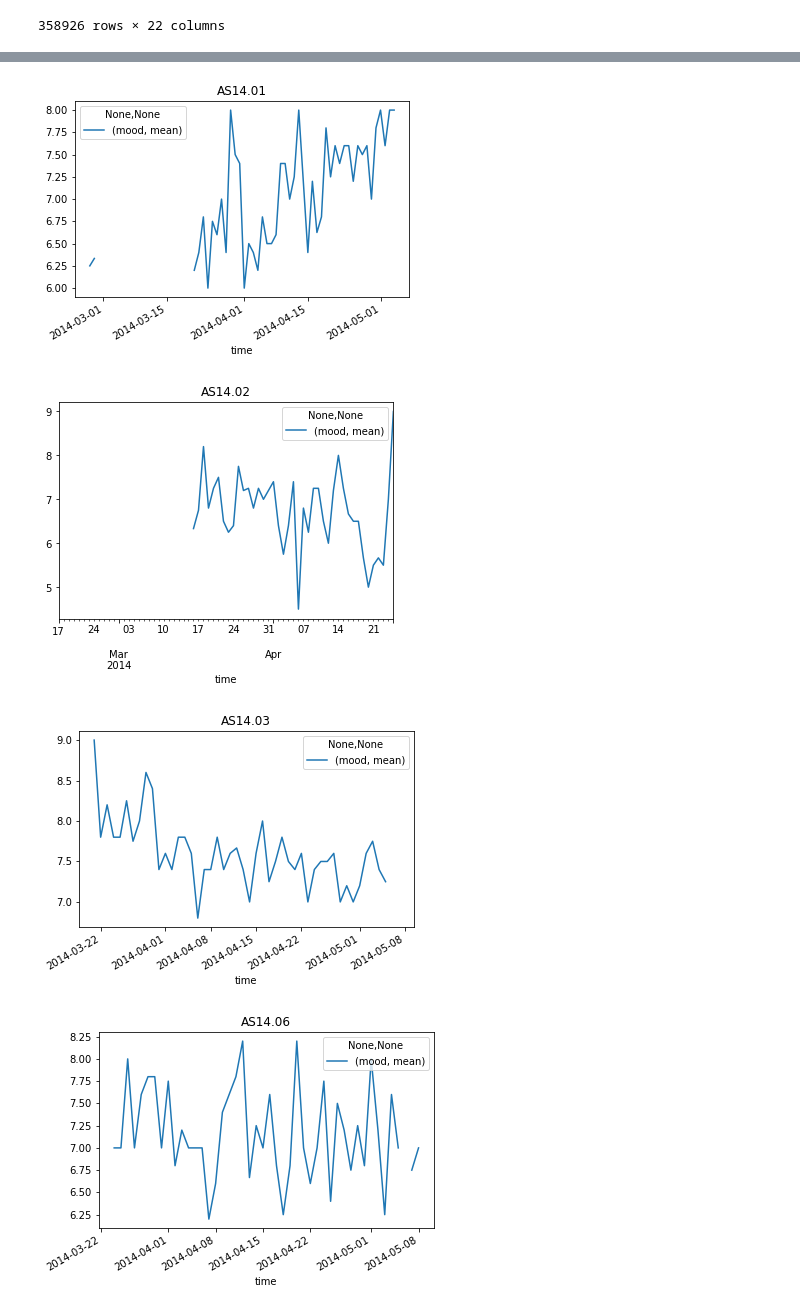
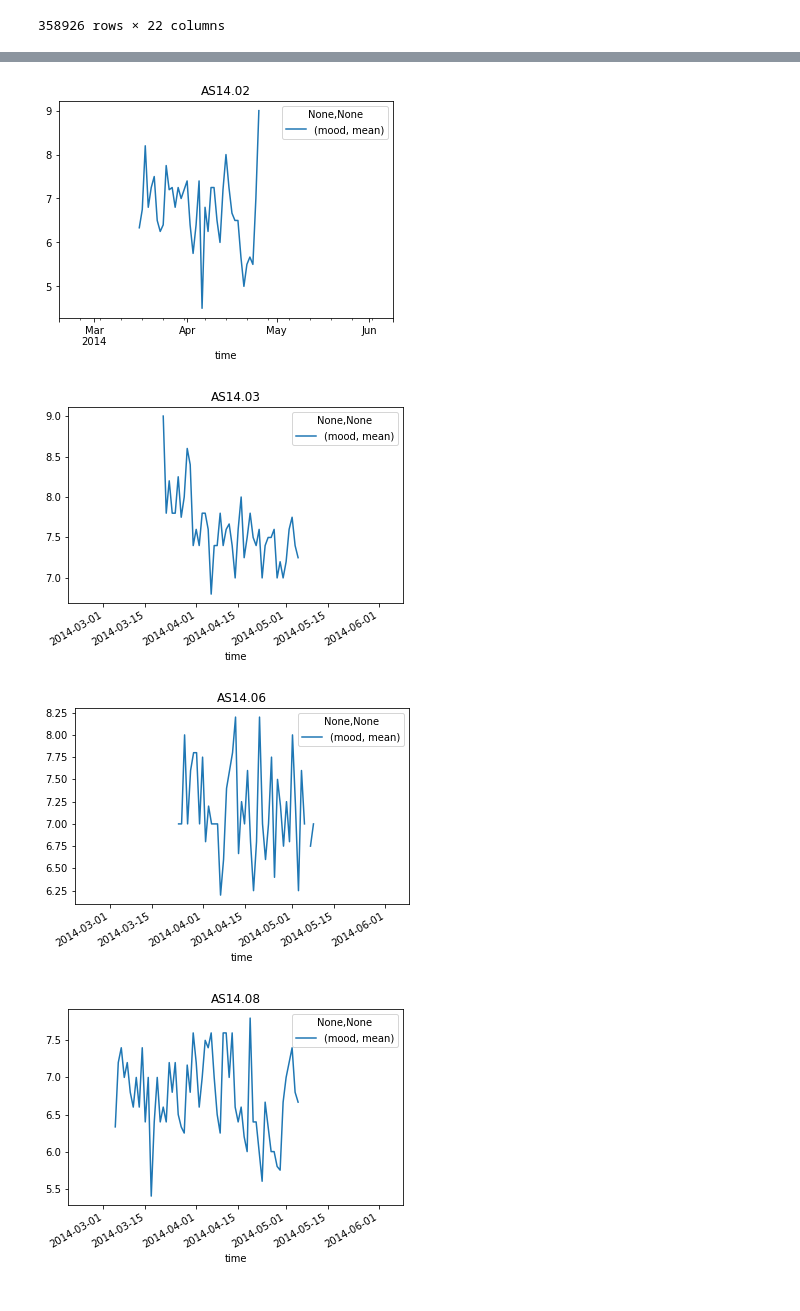
Before and after one commit to tituspellegrom/DataMiningTechniques, a Jupyter notebook: Exploration-Jaimie.ipynb, the cells around one changed output, grey strips where cells are left out. Cells and saved outputs as stored; diff of their text form; code cells hidden in the pictures.

```diff
--- a/Exploration-Jaimie.ipynb
+++ b/Exploration-Jaimie.ipynb
@@ -47,3 +50,7 @@ display(df_wide)
 | 358924 | AS14.33 | 2014-05-30 22:32:15.246 | NaN | 4.134 | NaN | NaN | ... |
 | 358925 | AS14.33 | 2014-05-31 12:00:00.000 | NaN | NaN | NaN | NaN | ... |
 358926 rows × 22 columns
+# %%
+#remove first part for AS14.01 as it contains only few days of mood reports
+to_remove = (df_wide['id'] == 'AS14.01') & (df_wide['time'] < pd.Timestamp(2014, 3, 21))
+df_wide = df_wide.loc[~to_remove]
@@ -49,0 +59,8 @@ display(df_wide)
+# %%
+reported_days = []
+for idx in df_wide['id'].unique():
+    df_id = df_wide.loc[df_wide['id']==idx]
+    df_id = df_id.loc[df_id['mood'].notnull()]
+#     df_id.plot(x='time', y=('mood', 'mean'), title=idx, xlim=(df_wide['time'].min(), df_wide['time'].max()))
+    num_days = (df_id['time'].max() - df_id['time'].min()).days
+    reported_days.append(num_days)
@@ -89,9 +118,9 @@ display(df_daily)
 # %%
 for idx in df_daily['id'].unique():
     df_id = df_daily.loc[df_daily['id']==idx]
-    df_id.plot(x='time', y=('mood', 'mean'), title=idx)
+    df_id.plot(x='time', y=('mood', 'mean'), title=idx, xlim=(df_wide['time'].min(), df_wide['time'].max()))
 # %% [output]
-[figure, old version]
+[figure, new version]
-[figure, old version]
+[figure, new version]
-[figure, old version]
+[figure, new version]
-[figure, old version]
+[figure, new version]
```
Also changed, not shown: parts of 9 cells of this notebook, 2 other files.
